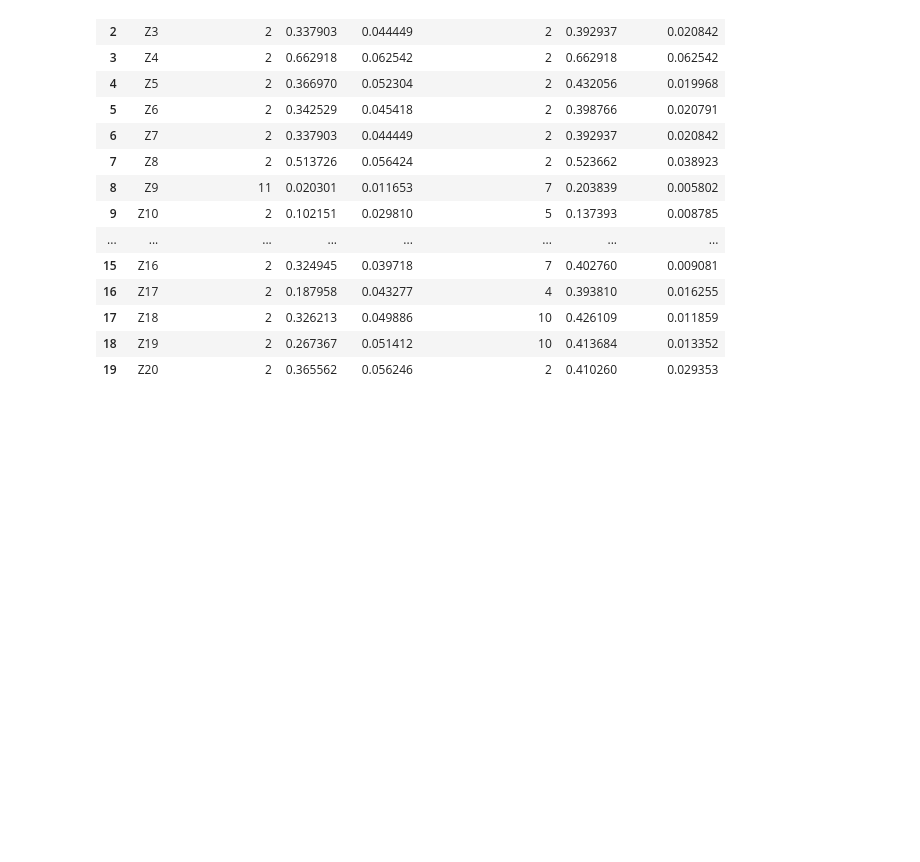
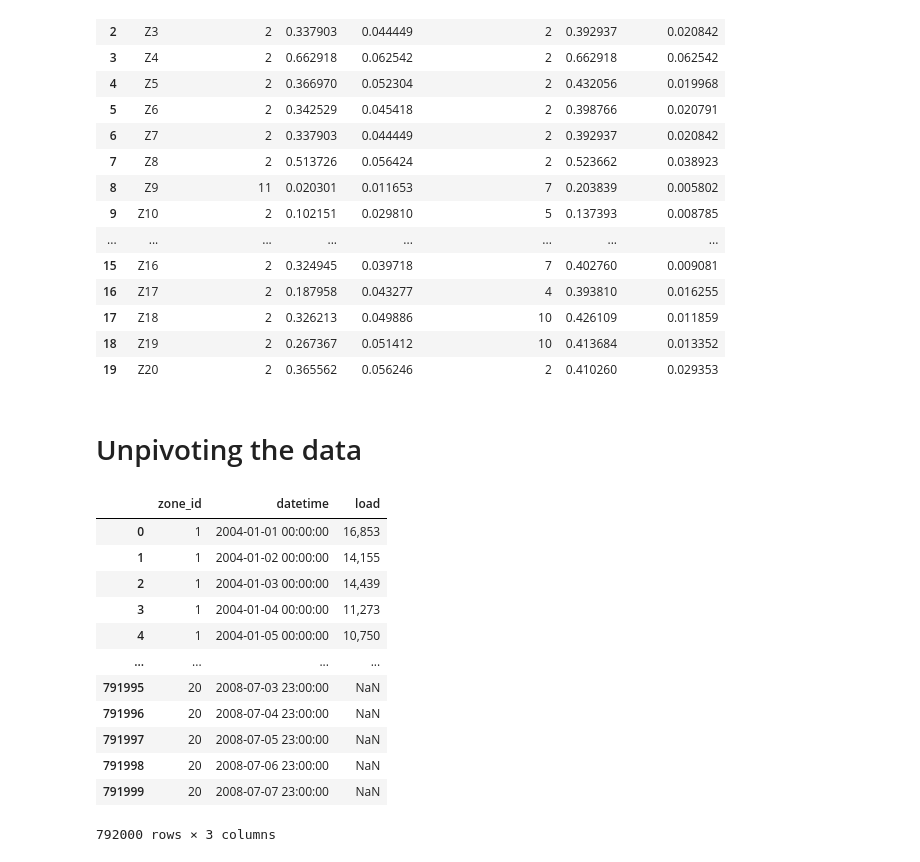
Before and after one commit to pavander7/415-final-project, a Jupyter notebook: data_exploration.ipynb, the cells around one changed output. Cells and saved outputs as stored; diff of their text form; code cells hidden in the pictures; blank space fills up the shorter version.

Commit message:
data loaders!

```diff
--- a/data_exploration.ipynb
+++ b/data_exploration.ipynb
@@ -454,3 +454,59 @@ best_stations
 | 17 | Z18 | 2 | 0.326213 | 0.049886 | 10 | 0.426109 | 0.011859 |
 | 18 | Z19 | 2 | 0.267367 | 0.051412 | 10 | 0.413684 | 0.013352 |
 | 19 | Z20 | 2 | 0.365562 | 0.056246 | 2 | 0.410260 | 0.029353 |
+# %% [markdown]
+# Unpivoting the data
+# %%
+# let's unpivot the data into 'long format' so we can use it better.
+# starting with the raw version of the data from alllll the way at the top.
+
+# step 1: prep the data for unpivoting
+
+# init empty df to hold prepped data
+load_data_wide = pd.DataFrame()
+
+# copy over the zone_id column (it doesn't need any prepping)
+load_data_wide['zone_id'] = load_history_raw['zone_id']
+
+# convert year, month, day columns to one date column
+load_data_wide['date'] = pd.to_datetime(load_history_raw[['year', 'month', 'day']])
+
+# bring in the hour columns
+hour_columns = [f'h{i}' for i in range(1, 25)]
+for col in hour_columns:
+    load_data_wide[col] = load_history_raw[col]
+
+# step 2: unpivoting
+load_data_long = load_data_wide.melt(
+    id_vars = ['zone_id', 'date'], # cols to preserve
+    value_vars=hour_columns,       # cols to unpivot
+    var_name='hour',               # colname for new index col (hour)
+    value_name='load'              # colname for new value col (load)
+)
+
+# step 3: clean up after unpivot
+
+# convert 'hour' from string (i.e. 'h1') to numeric (i.e. 1)
+load_data_long['hour'] = load_data_long['hour'].str.extract(r'(\d+)').astype(int)
+
+# create a full datetime column by augmenting 'date' with 'hour'
+load_data_long['datetime'] = load_data_long['date'] + pd.to_timedelta(load_data_long['hour'] - 1, unit='h')
+
+# drop extra columns
+load_data_long = load_data_long[['zone_id', 'datetime', 'load']]
+
+load_data_long
+# %% [output]
+|  | zone_id | datetime | load |
+| 0 | 1 | 2004-01-01 00:00:00 | 16,853 |
+| 1 | 1 | 2004-01-02 00:00:00 | 14,155 |
+| 2 | 1 | 2004-01-03 00:00:00 | 14,439 |
+| 3 | 1 | 2004-01-04 00:00:00 | 11,273 |
+| 4 | 1 | 2004-01-05 00:00:00 | 10,750 |
+| ... | ... | ... | ... |
+| 791995 | 20 | 2008-07-03 23:00:00 | NaN |
+| 791996 | 20 | 2008-07-04 23:00:00 | NaN |
+| 791997 | 20 | 2008-07-05 23:00:00 | NaN |
+| 791998 | 20 | 2008-07-06 23:00:00 | NaN |
+| 791999 | 20 | 2008-07-07 23:00:00 | NaN |
+792000 rows × 3 columns
```
Also changed, not shown: parts of 2 cells of this notebook, 1 other file.
